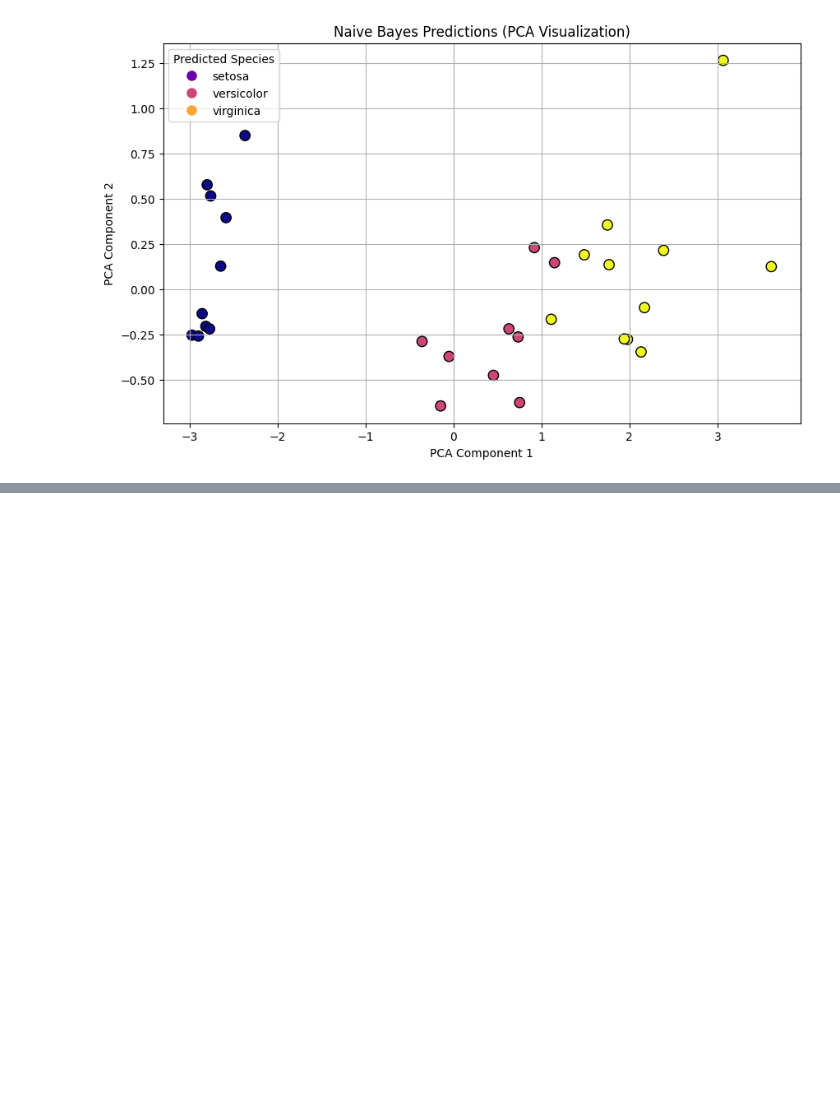
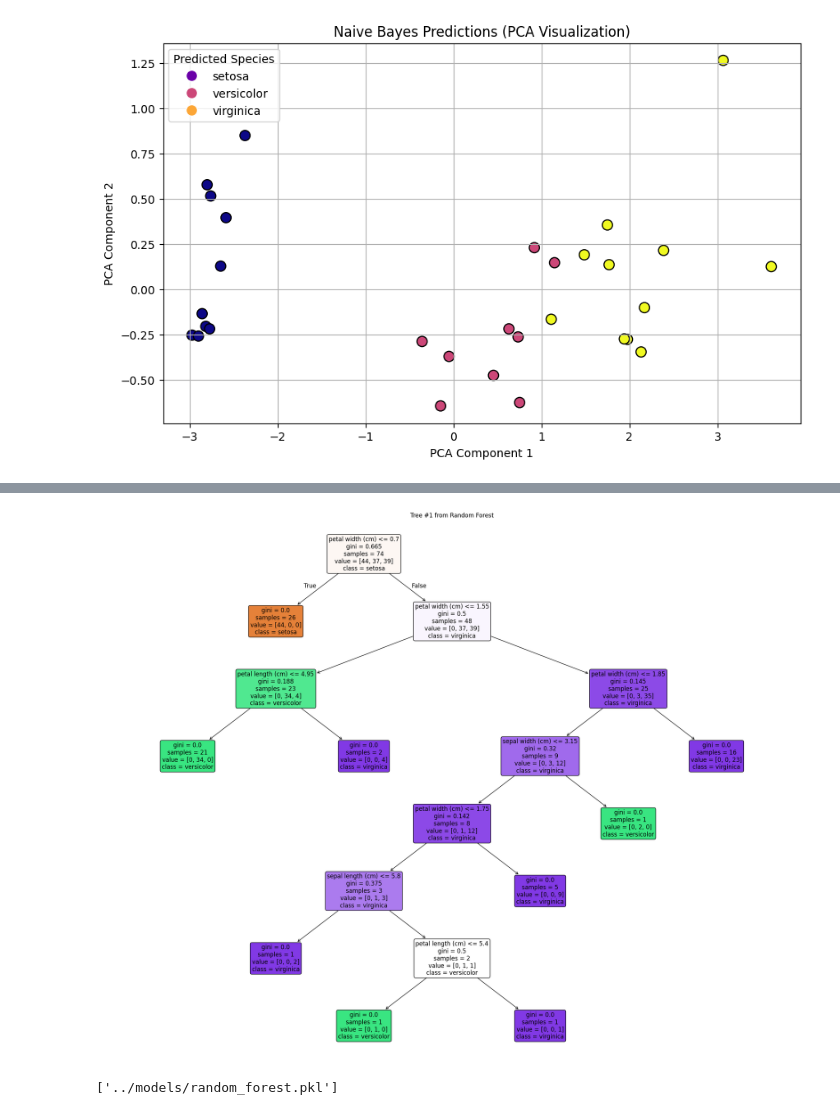
Before and after one commit to Aayushsah6969/Data, a Jupyter notebook: IRIS/notebooks/iris_analysis.ipynb, the cells around one changed output, grey strips where cells are left out. Saved outputs shown, nothing was run; the diff lists cells and outputs as text; code cells hidden in the pictures; blank space fills up the shorter version.

```diff
--- a/IRIS/notebooks/iris_analysis.ipynb
+++ b/IRIS/notebooks/iris_analysis.ipynb
@@ -513,0 +554,20 @@ plt.show()
+# %%
+plt.figure(figsize=(26, 20))
+plot_tree(
+    rf_model.estimators_[0],  # First tree
+    filled=True,
+    feature_names=X.columns,
+    class_names=rf_model.classes_,
+    rounded=True,
+    fontsize=12
+)
+
+plt.title("Tree #1 from Random Forest")
+plt.savefig('../outputs/rf_tree_1_structure.png')
+plt.show()
+# %% [output]
+[figure, added]
+# %%
+joblib.dump(rf_model, '../models/random_forest.pkl')
+# %% [output]
+['../models/random_forest.pkl']
```
Also changed, not shown: parts of 6 cells of this notebook, 5 other files.
